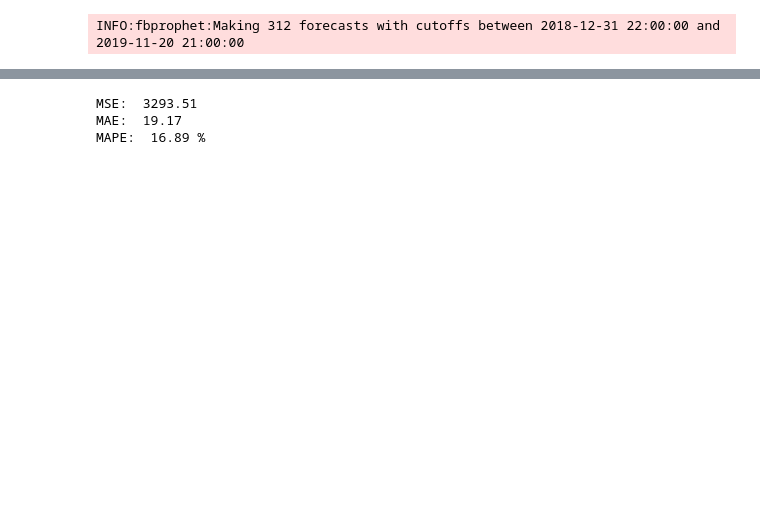
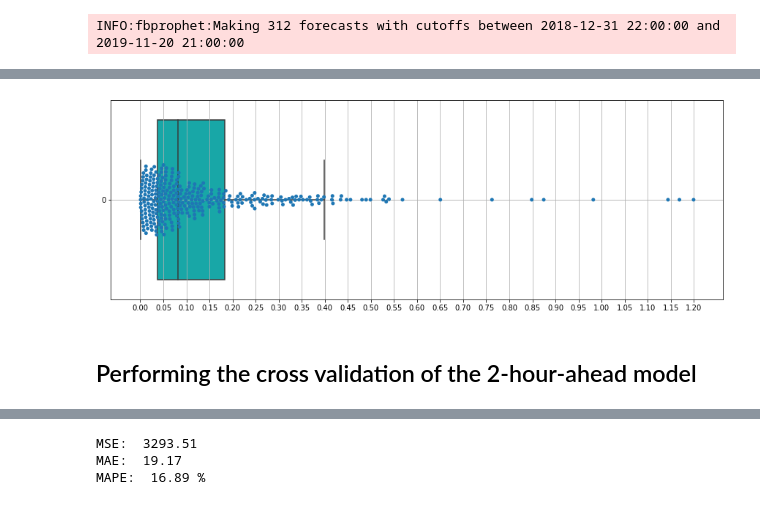
Before and after one commit to NathanVenos/Electricity_Price_Forecasting, a Jupyter notebook: 3_Modeling_RT_Pricing.ipynb, the cells around one changed output, grey strips where cells are left out. Cells and saved outputs as stored; diff of their text form; code cells hidden in the pictures; blank space fills up the shorter version.

```diff
--- a/3_Modeling_RT_Pricing.ipynb
+++ b/3_Modeling_RT_Pricing.ipynb
@@ -553,6 +554,16 @@ lmp_trans_cv = cross_validation(m_lmp_final, initial='26285 hours',
                                 period='25 hours', horizon = '2 hours')
 # %% [output]
 INFO:fbprophet:Making 312 forecasts with cutoffs between 2018-12-31 22:00:00 and 2019-11-20 21:00:00
+# %%
+# subsetting just the 1-hour-ahead predictions
+lmp_trans_cv_first = lmp_trans_cv.loc[(lmp_trans_cv['ds'] - lmp_trans_cv['cutoff'])
+                                      == pd.Timedelta('0 days 01:00:00'), :].copy()
+
+# calculating the Absolute Percent Error (ape) for each prediction/row
+lmp_trans_cv_first['ape'] = lmp_trans_cv_first.apply(lambda x:
+                                                     np.abs(x.loc['y'] - x.loc['yhat'])
+                                                     /x.loc['y'],
+                                                     axis=1)
 # %%
 # evaluating the tabular results
 # shows good performance in line with the previously observed model results
@@ -569,0 +587,20 @@ fig = plot_cross_validation_metric(lmp_trans_cv, metric='mape')
+# %%
+# plotting the results
+fig, ax = plt.subplots(figsize=[15, 5])
+
+sns.boxplot(data=lmp_trans_cv_first[['ape']],
+            color='c',
+            orient='h',
+            fliersize=1,
+            ax=ax)
+
+sns.swarmplot(data=lmp_trans_cv_first[['ape']],
+              orient='h',
+              ax=ax)
+
+ax.grid()
+ax.set_xticks(np.linspace(0, 1.2, 25));
+# %% [output]
+[figure, added]
+# %% [markdown]
+## Performing the cross validation of the 2-hour-ahead model
```
Also changed, not shown: parts of 14 cells of this notebook, 1 other file.
